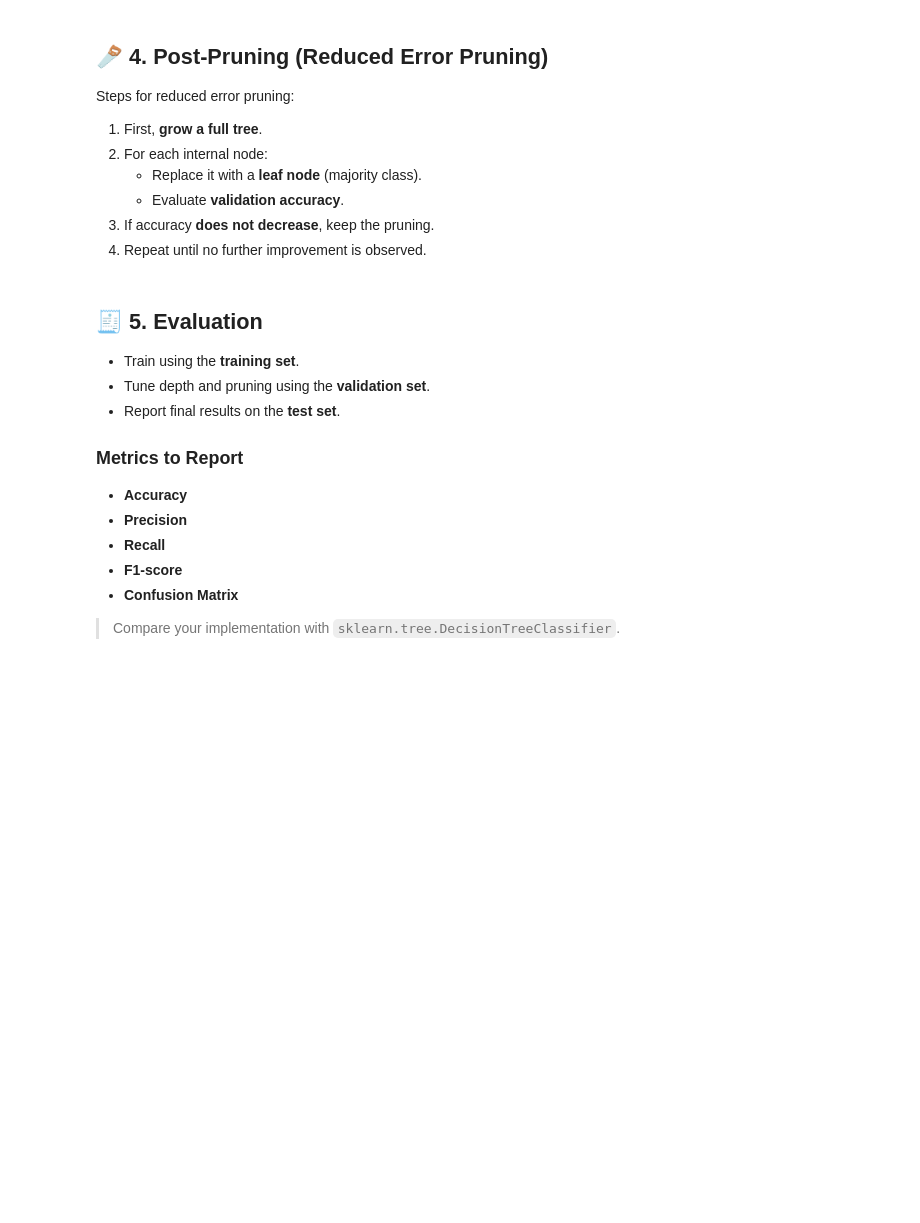
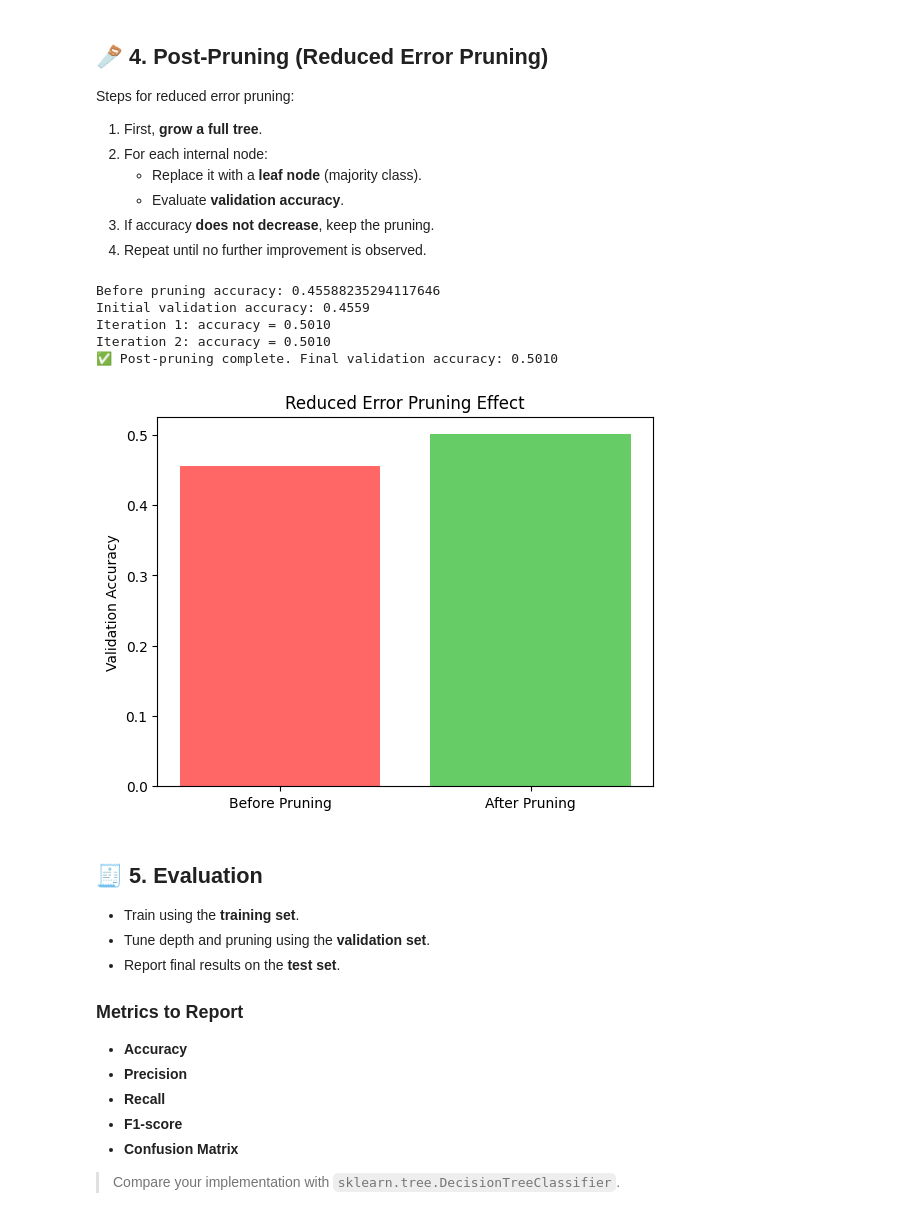
Before and after one commit to yugbathla30/DTU-CS303---ML-LAB-FILE-, a Jupyter notebook: exp 5/Decision tree.ipynb, the cells around one changed output. Drawn from its saved outputs; the diff is of its cells as text; code cells hidden in the pictures; blank space fills up the shorter version.

```diff
--- a/exp 5/Decision tree.ipynb
+++ b/exp 5/Decision tree.ipynb
@@ -92,3 +521,34 @@ Steps for reduced error pruning:
+# %%
+# Train full tree (no pre-pruning)
+tree = DecisionTreeFromScratch(
+    criterion='gini',
+    max_depth=None,
+    min_samples_split=2,
+    min_impurity_decrease=1e-4,
+    feature_names=X_train.columns.tolist(),
+    numeric_cols=numeric_cols
+)
+tree.fit(X_train, y_train)
+
+# Accuracy before pruning
+before_acc = accuracy_score(y_val, tree.predict(X_val))
+print("Before pruning accuracy:", before_acc)
+
+# Apply post-pruning externally
+after_acc = reduced_error_pruning(tree, X_val, y_val)
+
+# Visualize improvement
+plt.bar(['Before Pruning', 'After Pruning'], [before_acc, after_acc], color=['#FF6666', '#66CC66'])
+plt.ylabel('Validation Accuracy')
+plt.title('Reduced Error Pruning Effect')
+plt.show()
+# %% [output]
+Before pruning accuracy: 0.45588235294117646
+Initial validation accuracy: 0.4559
+Iteration 1: accuracy = 0.5010
+Iteration 2: accuracy = 0.5010
+✅ Post-pruning complete. Final validation accuracy: 0.5010
+[figure, added]
 # %% [markdown]
 ## 🧾 5. Evaluation
 
```
Also changed, not shown: parts of 26 cells of this notebook, 3 other files.
